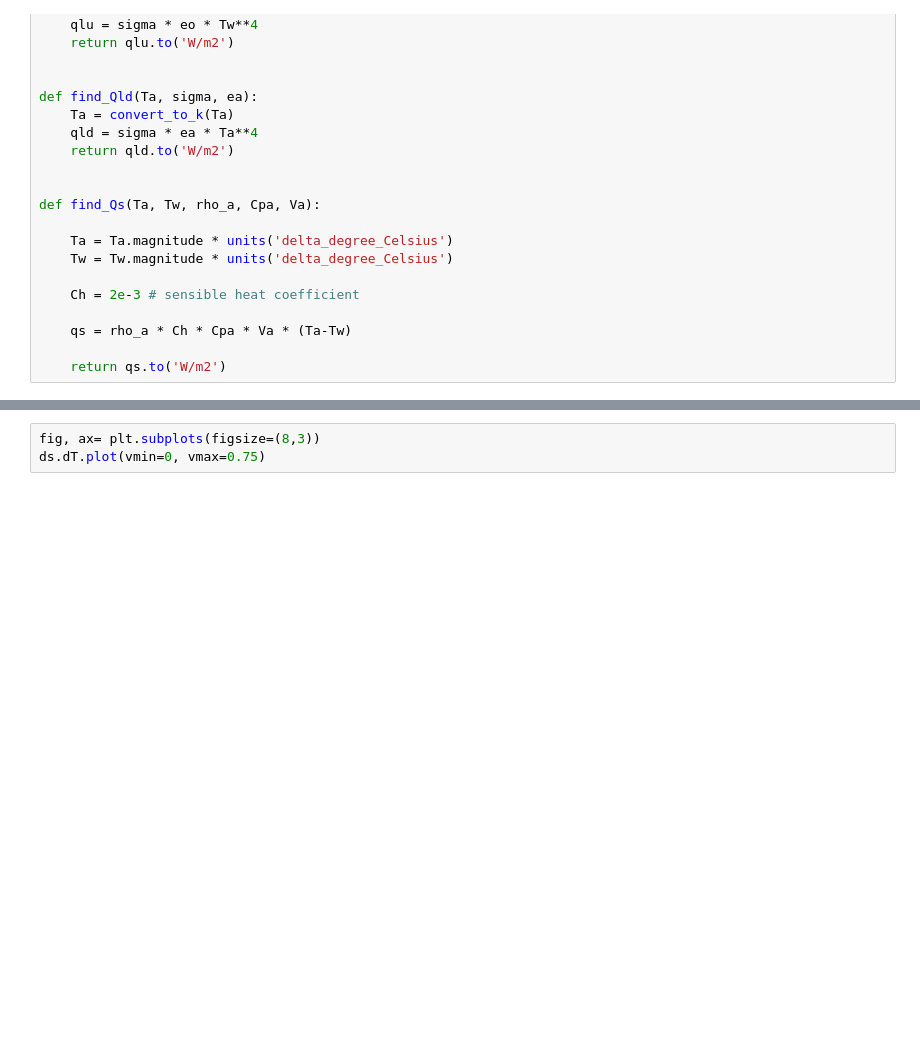
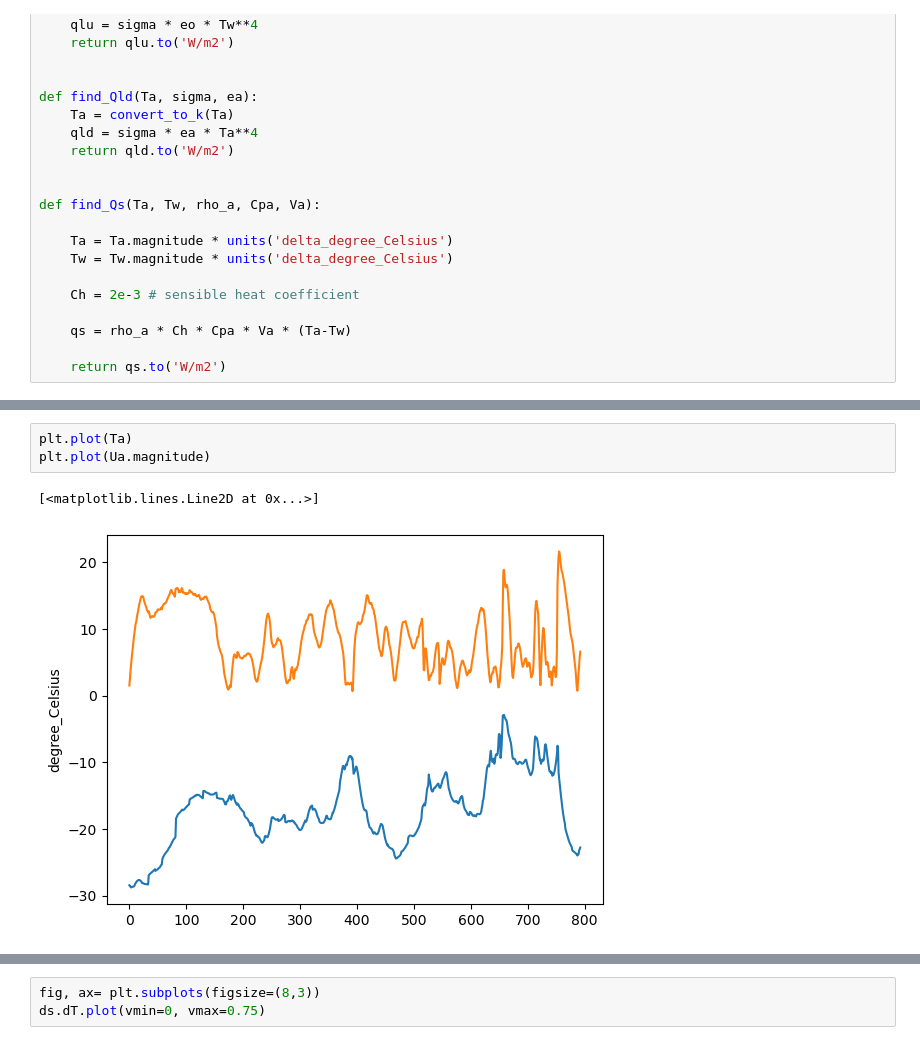
Before and after one commit to mackenziejewell/SBSpolynya, a Jupyter notebook: notebooks/PeaseGrowthModel.ipynb, the cells around one changed output, grey strips where cells are left out. Cells and saved outputs as stored; diff of their text form; blank space fills up the shorter version.

```diff
--- a/notebooks/PeaseGrowthModel.ipynb
+++ b/notebooks/PeaseGrowthModel.ipynb
@@ -208,0 +262,6 @@ plt.plot(ds.time, IHT.magnitude)
+# %%
+plt.plot(Ta)
+plt.plot(Ua.magnitude)
+# %% [output]
+[<matplotlib.lines.Line2D at 0x...>]
+[figure, added]
```
Also changed, not shown: parts of 64 cells of this notebook, 6 other files.
